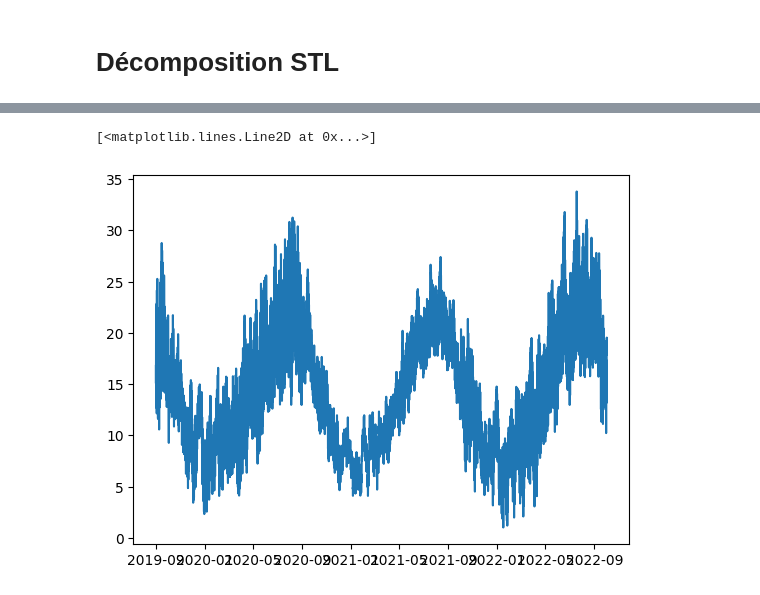
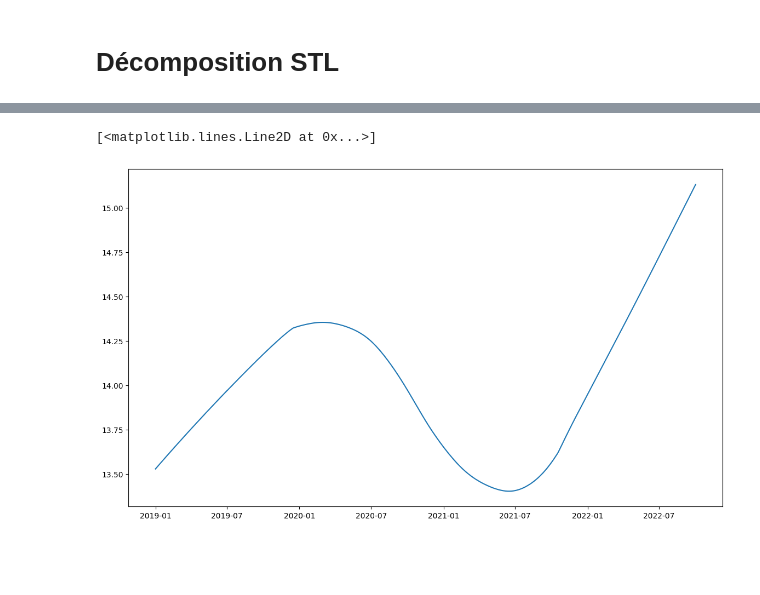
Before and after one commit to JAndretti/Projet-Time-Series-E5, a Jupyter notebook: main.ipynb, the cells around one changed output, grey strips where cells are left out. Drawn from its saved outputs; the diff is of its cells as text; code cells hidden in the pictures; blank space fills up the shorter version.

```diff
--- a/main.ipynb
+++ b/main.ipynb
@@ -230,5 +244,6 @@ Wall time: 10.9 s
 # %%
-plt.plot(result.seasonal+result.trend)
+plt.figure(figsize=(14,8))
+plt.plot(result.trend)
 # %% [output]
 [<matplotlib.lines.Line2D at 0x...>]
-[figure, old version]
+[figure, new version]
```
Also changed, not shown: parts of 18 cells of this notebook.
